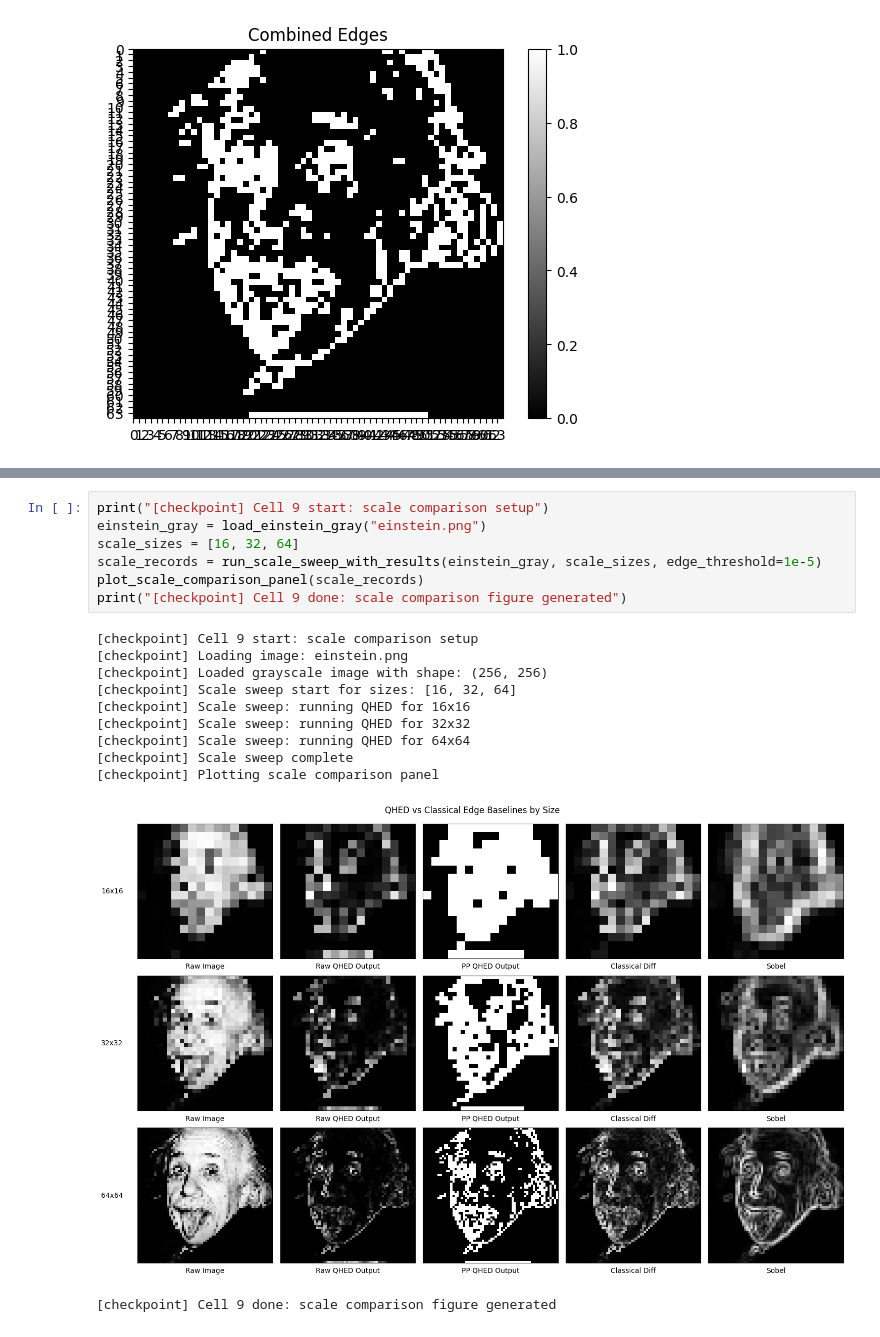
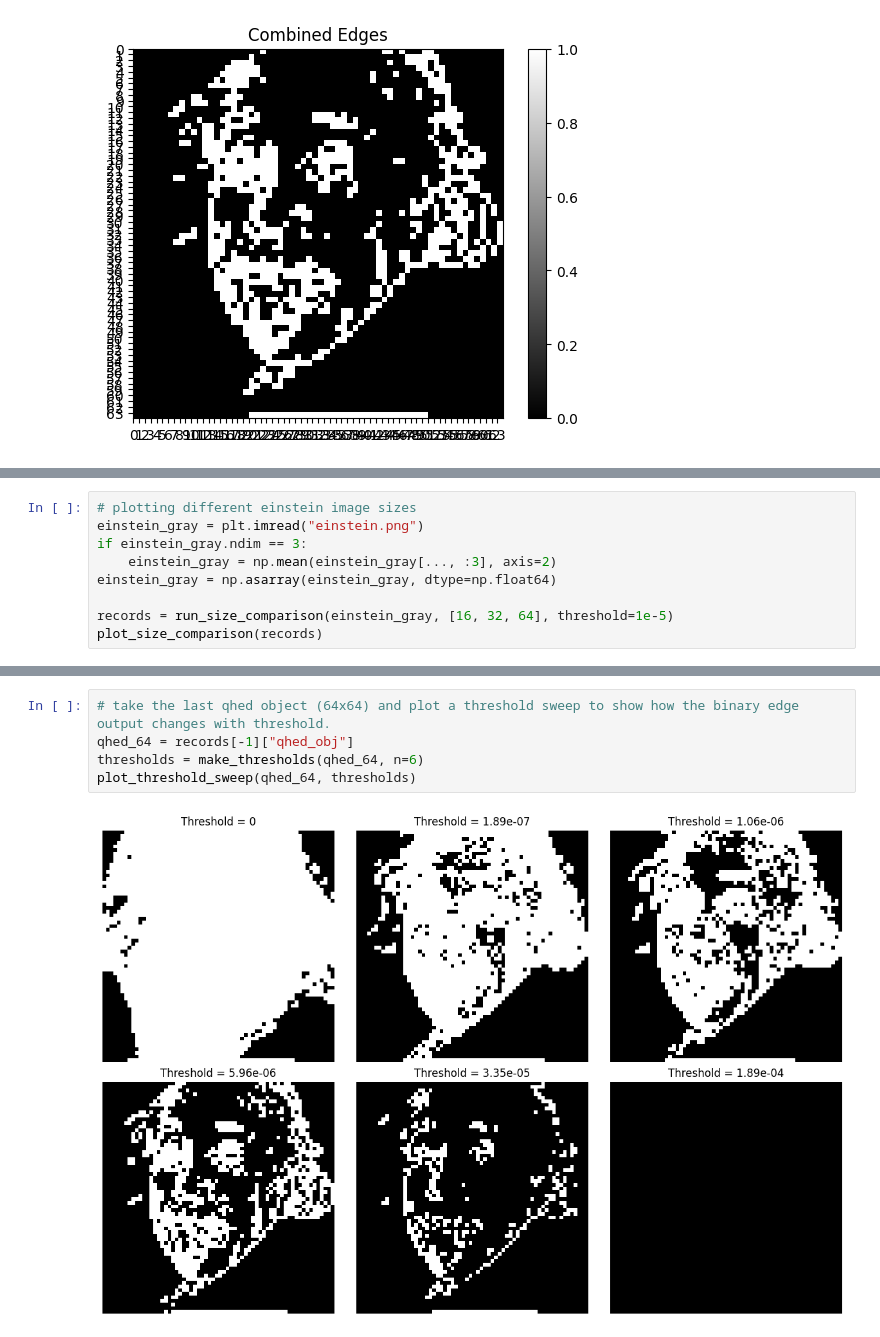
Before and after one commit to jjdcorke/Quantum-Edge-Detection---QIC890, a Jupyter notebook: QHED.ipynb, the cells around one changed output, grey strips where cells are left out. Saved outputs shown, nothing was run; the diff lists cells and outputs as text.

```diff
--- a/QHED.ipynb
+++ b/QHED.ipynb
@@ -251,0 +198,9 @@ print("[checkpoint] Helper cell ready")
+# %%
+# plotting different einstein image sizes
+einstein_gray = plt.imread("einstein.png")
+if einstein_gray.ndim == 3:
+    einstein_gray = np.mean(einstein_gray[..., :3], axis=2)
+einstein_gray = np.asarray(einstein_gray, dtype=np.float64)
+
+records = run_size_comparison(einstein_gray, [16, 32, 64], threshold=1e-5)
+plot_size_comparison(records)
@@ -252,19 +209,7 @@ print("[checkpoint] Helper cell ready")
 # %%
-print("[checkpoint] Cell 9 start: scale comparison setup")
-einstein_gray = load_einstein_gray("einstein.png")
-scale_sizes = [16, 32, 64]
-scale_records = run_scale_sweep_with_results(einstein_gray, scale_sizes, edge_threshold=1e-5)
-plot_scale_comparison_panel(scale_records)
-print("[checkpoint] Cell 9 done: scale comparison figure generated")
+# take the last qhed object (64x64) and plot a threshold sweep to show how the binary edge output changes with threshold.
+qhed_64 = records[-1]["qhed_obj"]
+thresholds = make_thresholds(qhed_64, n=6)
+plot_threshold_sweep(qhed_64, thresholds)
 # %% [output]
-[checkpoint] Cell 9 start: scale comparison setup
-[checkpoint] Loading image: einstein.png
-[checkpoint] Loaded grayscale image with shape: (256, 256)
-[checkpoint] Scale sweep start for sizes: [16, 32, 64]
-[checkpoint] Scale sweep: running QHED for 16x16
-[checkpoint] Scale sweep: running QHED for 32x32
-[checkpoint] Scale sweep: running QHED for 64x64
-[checkpoint] Scale sweep complete
-[checkpoint] Plotting scale comparison panel
-[figure, old version]
+[figure, new version]
-[checkpoint] Cell 9 done: scale comparison figure generated
```
Also changed, not shown: parts of 7 cells of this notebook.
